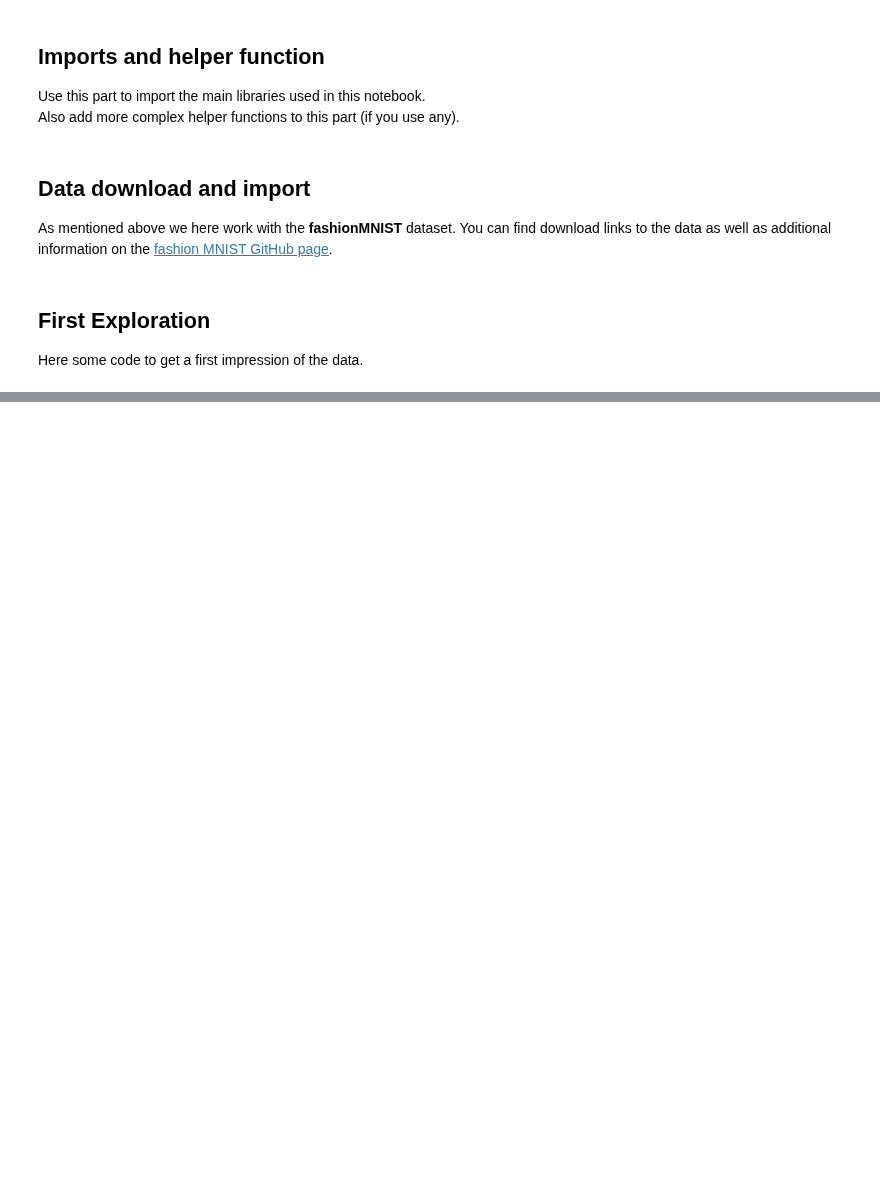
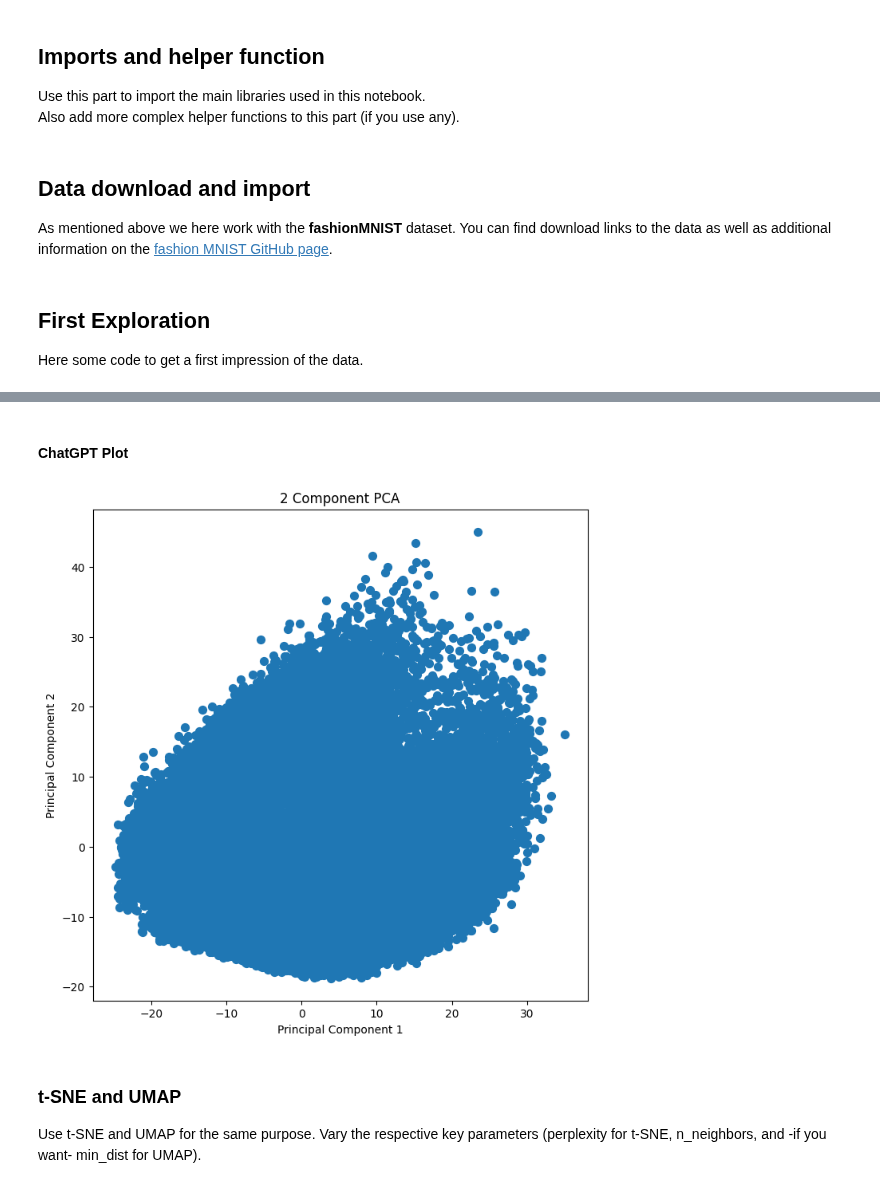
Before and after one commit to Knerten0815/data_science_course, a Jupyter notebook: notebooks/portfolio 2/data_science_MMI_portfolio_02_fashionMNIST_template.ipynb, the cells around one changed output, grey strips where cells are left out. Drawn from its saved outputs; the diff is of its cells as text; code cells hidden in the pictures; blank space fills up the shorter version.

```diff
--- a/notebooks/portfolio 2/data_science_MMI_portfolio_02_fashionMNIST_template.ipynb
+++ b/notebooks/portfolio 2/data_science_MMI_portfolio_02_fashionMNIST_template.ipynb
@@ -144,0 +218,19 @@ plt.show()
+# %% [markdown]
+#### ChatGPT Plot
+# %%
+# Create a DataFrame with the two components
+principalDf = pd.DataFrame(data = principalComponents, columns = ['principal component 1', 'principal component 2'])
+
+# Plot the first two principal components
+plt.figure(figsize = (8,8))
+plt.scatter(principalDf['principal component 1'], principalDf['principal component 2'], s = 50)
+plt.title('2 Component PCA')
+plt.xlabel('Principal Component 1')
+plt.ylabel('Principal Component 2')
+plt.show()
+# %% [output]
+[figure, added]
+# %% [markdown]
+### t-SNE and UMAP
+
+Use t-SNE and UMAP for the same purpose. Vary the respective key parameters (perplexity for t-SNE, n_neighbors, and -if you want- min_dist for UMAP).
```
Also changed, not shown: parts of 9 cells of this notebook.
